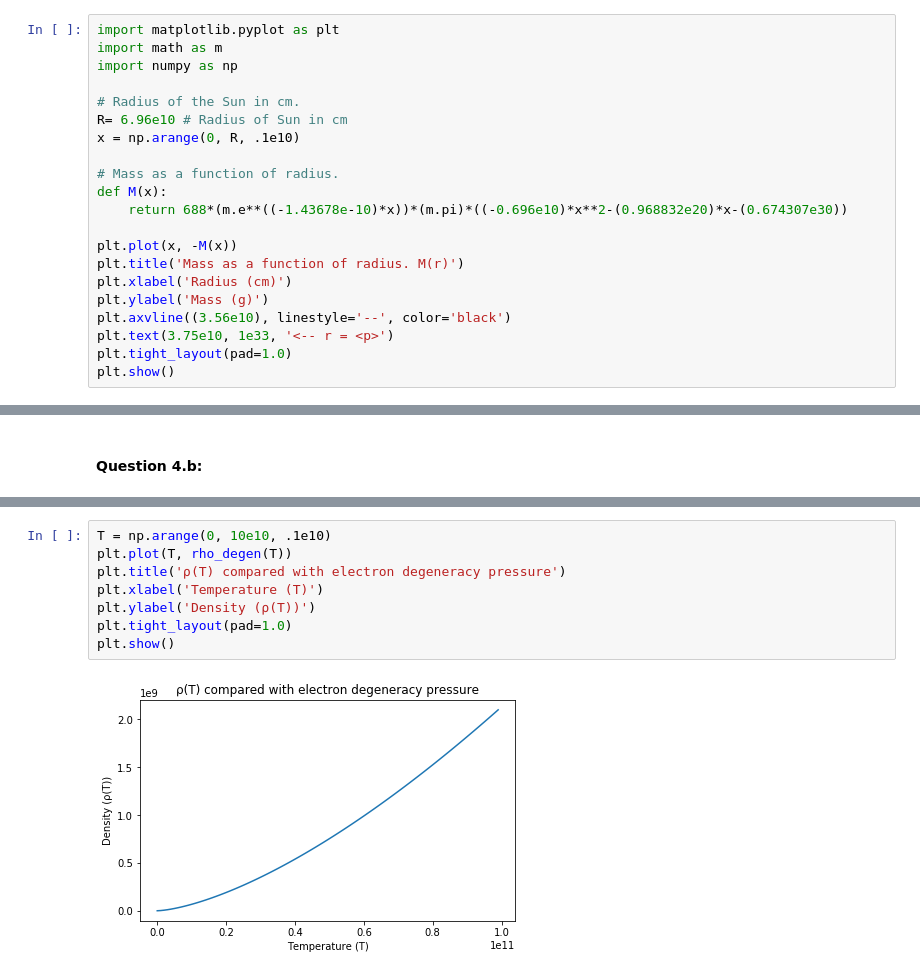
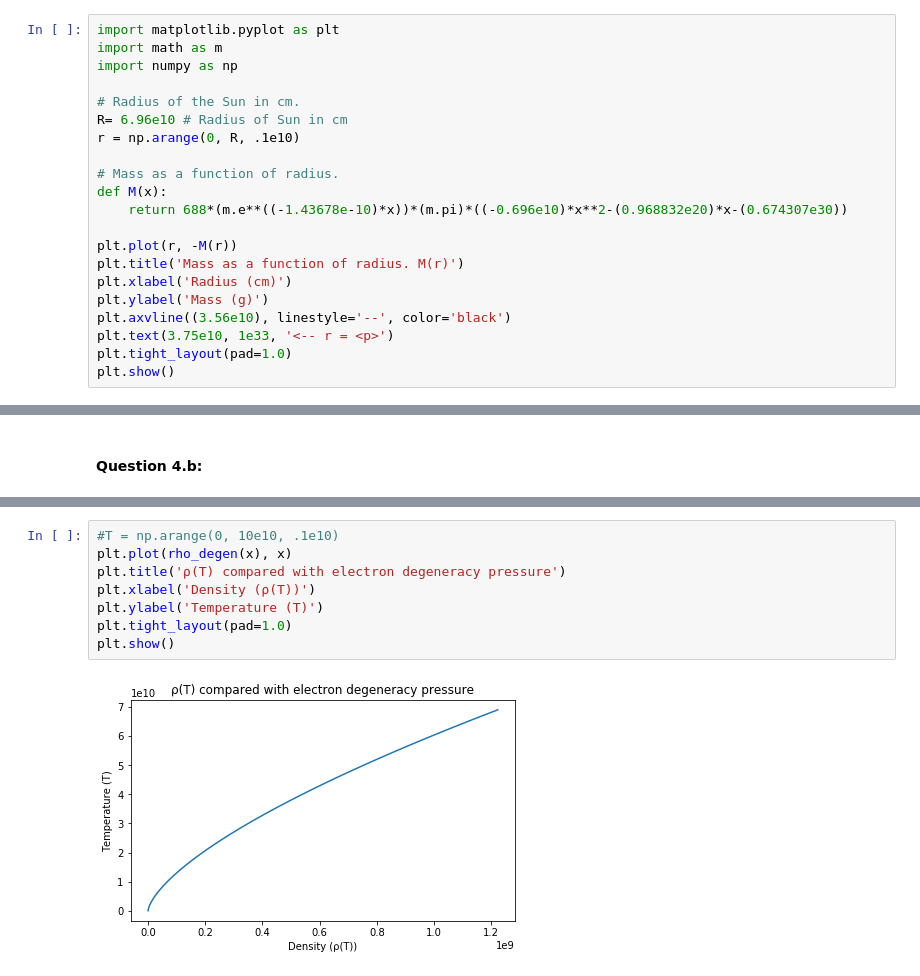
Before and after one commit to wildAstroboy/astro_4090, a Jupyter notebook: Homework 1.ipynb, the cells around one changed output, grey strips where cells are left out. Saved outputs shown, nothing was run; the diff lists cells and outputs as text.

Commit message:
corrected plot orientation

```diff
--- a/Homework 1.ipynb
+++ b/Homework 1.ipynb
@@ -73,13 +73,13 @@ import numpy as np
 
 # Radius of the Sun in cm.
 R= 6.96e10 # Radius of Sun in cm
-x = np.arange(0, R, .1e10)
+r = np.arange(0, R, .1e10)
 
 # Mass as a function of radius.
 def M(x):
     return 688*(m.e**((-1.43678e-10)*x))*(m.pi)*((-0.696e10)*x**2-(0.968832e20)*x-(0.674307e30))
 
-plt.plot(x, -M(x))
+plt.plot(r, -M(r))
 plt.title('Mass as a function of radius. M(r)')
 plt.xlabel('Radius (cm)')
 plt.ylabel('Mass (g)')
@@ -128,10 +128,10 @@ plt.show()
 # %%
-T = np.arange(0, 10e10, .1e10)
-plt.plot(T, rho_degen(T))
+#T = np.arange(0, 10e10, .1e10)
+plt.plot(rho_degen(x), x)
 plt.title('⍴(T) compared with electron degeneracy pressure')
-plt.xlabel('Temperature (T)')
-plt.ylabel('Density (⍴(T))')
+plt.xlabel('Density (⍴(T))')
+plt.ylabel('Temperature (T)')
 plt.tight_layout(pad=1.0)
 plt.show()
 # %% [output]
-[figure, old version]
+[figure, new version]
```
Also changed, not shown: parts of 1 cell of this notebook.
